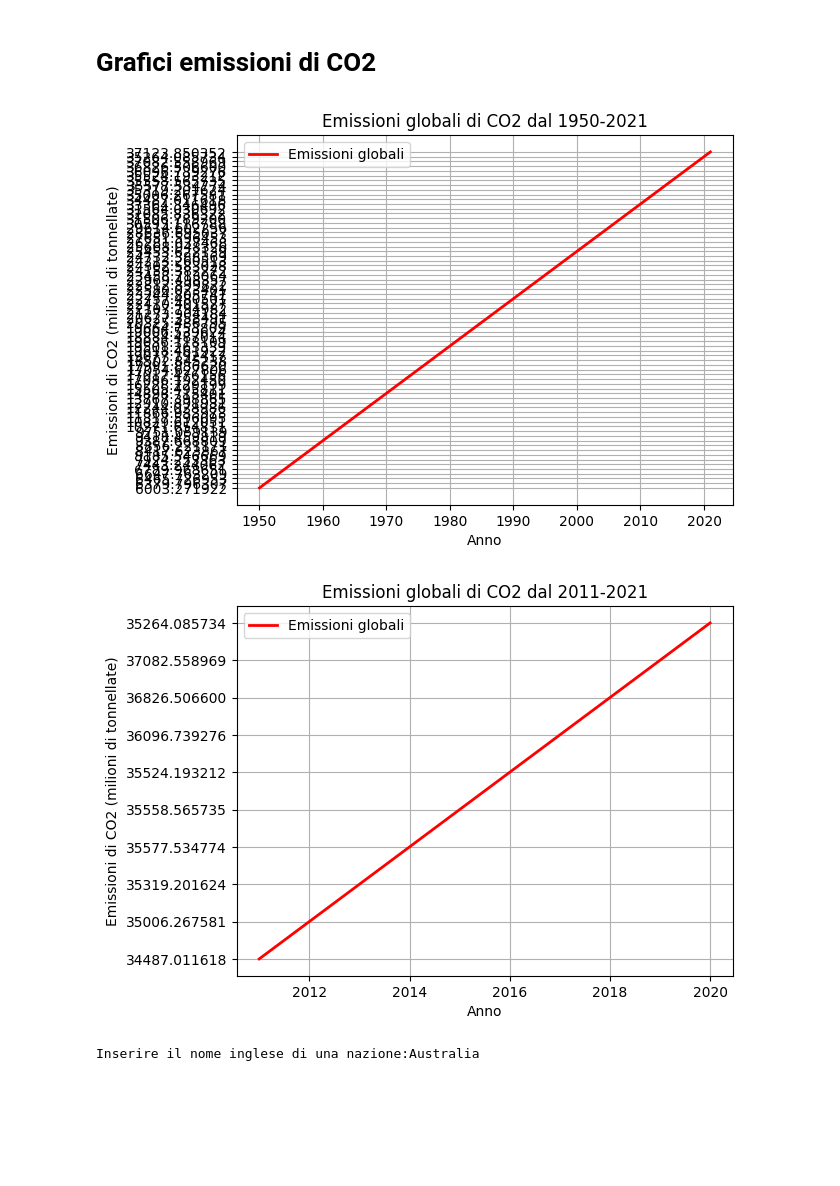
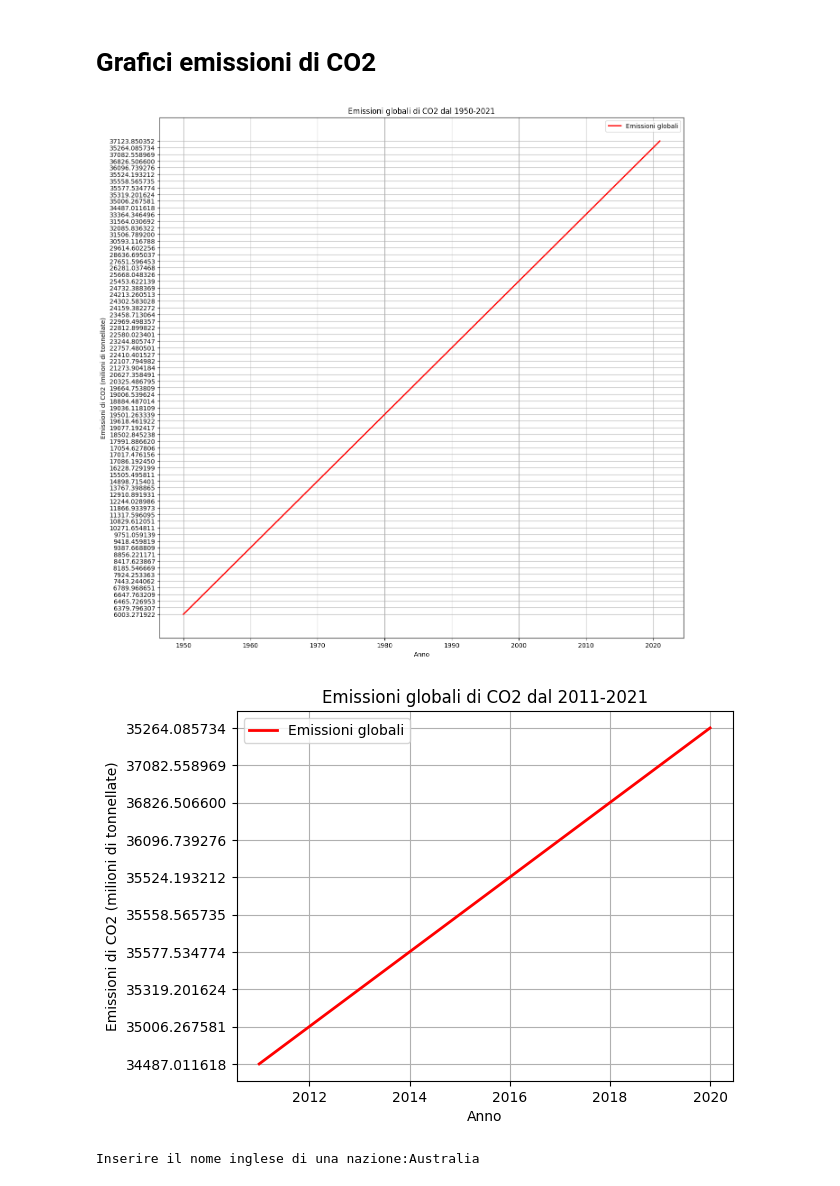
Before and after one commit to grassifrancesco/Progetto-TPI-Analisi-Dati, a Jupyter notebook: Progetto_TPI_Analisi_Dati.ipynb, the cells around one changed output. Cells and saved outputs as stored; diff of their text form; code cells hidden in the pictures; blank space fills up the shorter version.

```diff
--- a/Progetto_TPI_Analisi_Dati.ipynb
+++ b/Progetto_TPI_Analisi_Dati.ipynb
@@ -17,34 +17,35 @@ for naz in dati:
       if int(naz["Year"]) >= 1950:
         nazione = naz["Country"]
         if nazione not in dati_nazioni:
           dati_nazioni[nazione] = {}
         dati_nazioni[nazione]["anno"] = dati_nazioni[nazione].get("anno", []) + [int(naz["Year"])]
         dati_nazioni[nazione]["emissioni_totali"] = dati_nazioni[nazione].get("emissioni_totali", []) + [naz["Total"]]
         dati_nazioni[nazione]["emissioni_carbone"] = dati_nazioni[nazione].get("emissioni_carbone", []) + [naz["Coal"]]
         dati_nazioni[nazione]["emissioni_petrolio"] = dati_nazioni[nazione].get("emissioni_petrolio", []) + [naz["Oil"]]
         dati_nazioni[nazione]["emissioni_gas"] = dati_nazioni[nazione].get("emissioni_gas", []) + [naz["Gas"]]
     except KeyError: # se un dato manca nel file json esso viene escluso
       pass
 
 # crea un grafico che visualizza l'aumento globale dell'inquinamento dell'aria dal 1950 al 2021
 
+plt.figure(figsize=(15,15))
 plt.plot(dati_nazioni["Global"]["anno"], dati_nazioni["Global"]["emissioni_totali"], color='red', linewidth=2, label='Emissioni globali')
 plt.xlabel("Anno")
 plt.ylabel("Emissioni di CO2 (milioni di tonnellate)")
 plt.title("Emissioni globali di CO2 dal 1950-2021")
 plt.legend()
 plt.grid(True)
 plt.show() # da questo grafico si può notare un aumento lineare delle emissioni di CO2 nel mondo
 
 plt.plot(dati_nazioni["Global"]["anno"][61:71], dati_nazioni["Global"]["emissioni_totali"][61:71], color='red', linewidth=2, label='Emissioni globali')
 plt.xlabel("Anno")
 plt.ylabel("Emissioni di CO2 (milioni di tonnellate)")
 plt.title("Emissioni globali di CO2 dal 2011-2021")
 plt.legend()
 plt.grid(True)
 plt.show()
 # %% [output]
-[figure, old version]
+[figure, new version]
 [figure]
 # %%
 import json
```
